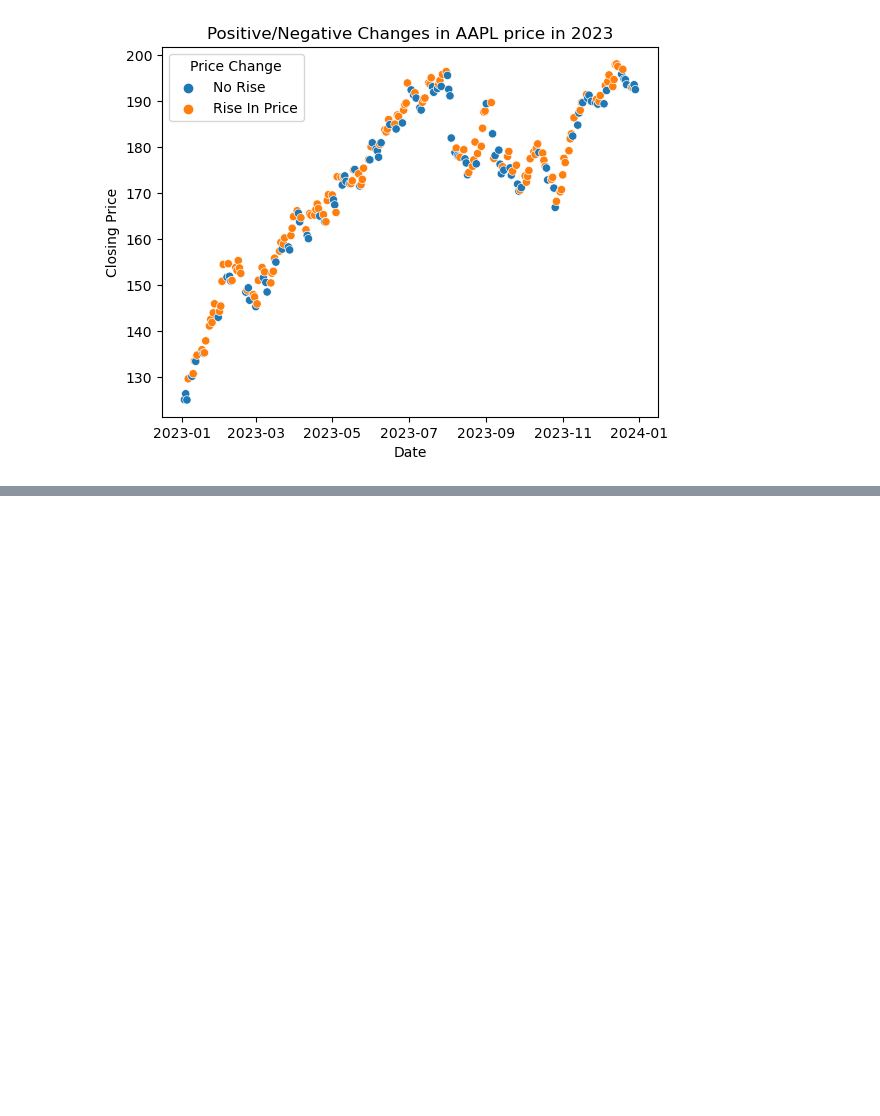
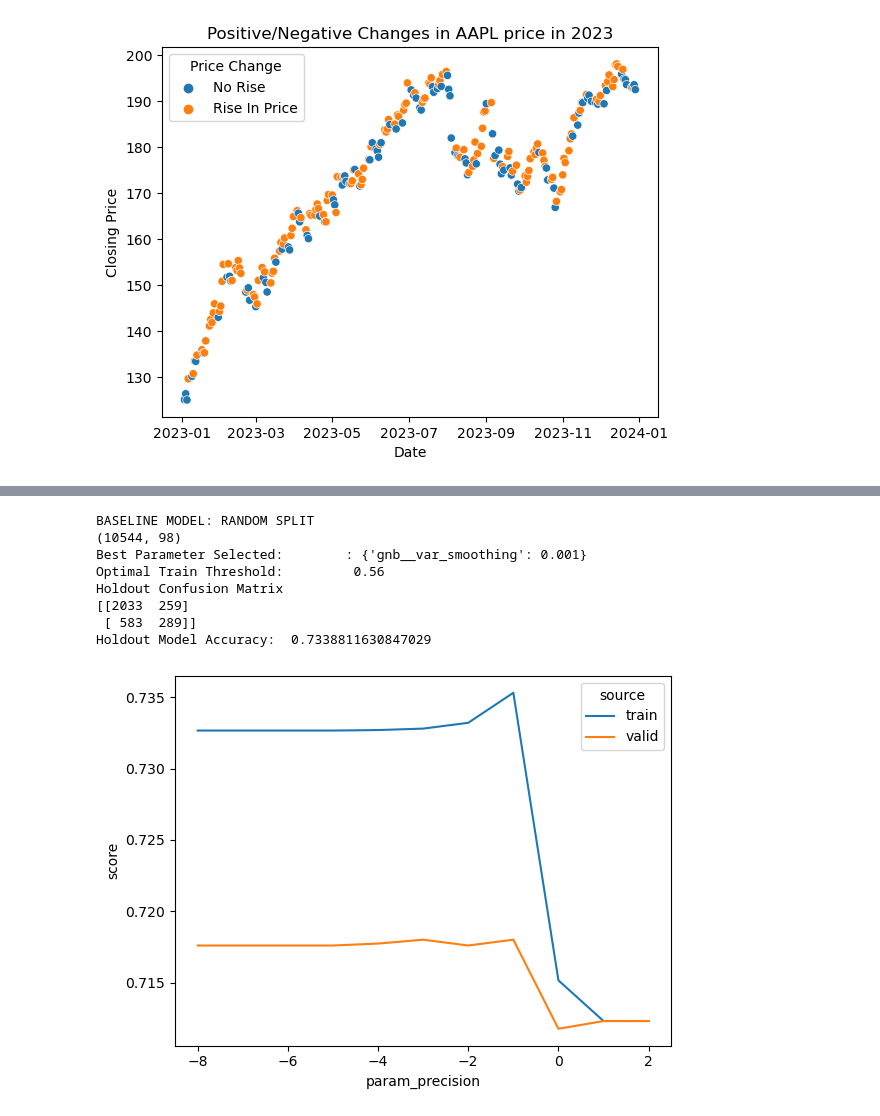
Before and after one commit to JamesDwightDana/cs136_group_project, a Jupyter notebook: project_jdd_MIXT_2.ipynb, the cells around one changed output, grey strips where cells are left out. Cells and saved outputs as stored; diff of their text form; code cells hidden in the pictures; blank space fills up the shorter version.

```diff
--- a/project_jdd_MIXT_2.ipynb
+++ b/project_jdd_MIXT_2.ipynb
@@ -176,3 +166,80 @@ print(df2.iloc[:,1:5])
+# %%
+#### BASELINE MODEL ####
+from sklearn.model_selection import train_test_split
+
+all_x = df2[df2.columns[4:]].values
+all_y = df2['classPriceChange'].values
+#df_input.head()
+
+print("BASELINE MODEL: RANDOM SPLIT")
+
+print(all_x.shape)
+
+train_x, test_x, train_y, test_y = train_test_split(
+    all_x, all_y, test_size=0.30, random_state=42)
+
+
+myPipeline = Pipeline([
+    ('scaler', StandardScaler()),
+    ('lda',LinearDiscriminantAnalysis()),
+    ('gnb', GaussianNB())])
+
+parameter_grid = {
+    #'pca__n_components':[1,3,5,7,9,11],
+    'gnb__var_smoothing':np.logspace(-8,2,11)
+}
+
+clf = GridSearchCV(myPipeline,
+                   parameter_grid,
+                   cv=5,
+                   return_train_score=True)
+clf.fit(train_x,train_y)
+
+param_precision = [np.log10(x) for x in clf.cv_results_['param_gnb__var_smoothing'].data]
+
+df_cvtrain = pd.DataFrame(
+    {'source':'train',
+     'param_precision':param_precision,
+     'score':clf.cv_results_['mean_train_score']})
+
+df_cvvalid = pd.DataFrame(
+    {'source':'valid',
+     'param_precision':param_precision,
+     'score':clf.cv_results_['mean_test_score']})
+
+df_cv = pd.concat([df_cvtrain,df_cvvalid])
+
+sns.lineplot(data=df_cv, x="param_precision",y='score',hue="source")
+
+print("Best Parameter Selected:\t:",clf.best_params_)
+
+# Get optimal Threshold
+thresholds = np.arange(.01,.99,.01)
+train_yhatprob = clf.best_estimator_.predict_proba(train_x)[:, 1]
+thresh_scores = list(map(
+    lambda x: accuracy_score(train_y,train_yhatprob>x),thresholds))
+best_score = thresh_scores[np.argmax(thresh_scores)]
+threshold = thresholds[thresh_scores == best_score][0]
+print("Optimal Train Threshold:\t",threshold)
+
+#threshold =.5
+
+test_yhat = (clf.best_estimator_.predict_proba(test_x)[:, 1] > threshold).astype('float')
+
+print("Holdout Confusion Matrix")
+print(confusion_matrix(test_y,test_yhat))
+
+print("Holdout Model Accuracy:\t",accuracy_score(test_y,test_yhat))
+# %% [output]
+BASELINE MODEL: RANDOM SPLIT
+(10544, 98)
+Best Parameter Selected:        : {'gnb__var_smoothing': 0.001}
+Optimal Train Threshold:         0.56
+Holdout Confusion Matrix
+[[2033  259]
+ [ 583  289]]
+Holdout Model Accuracy:  0.7338811630847029
+[figure, added]
 # %%
 from sklearn.model_selection import train_test_split, StratifiedShuffleSplit
 all_x = df2[df2.columns[4:]].values
```
Also changed, not shown: parts of 29 cells of this notebook.
